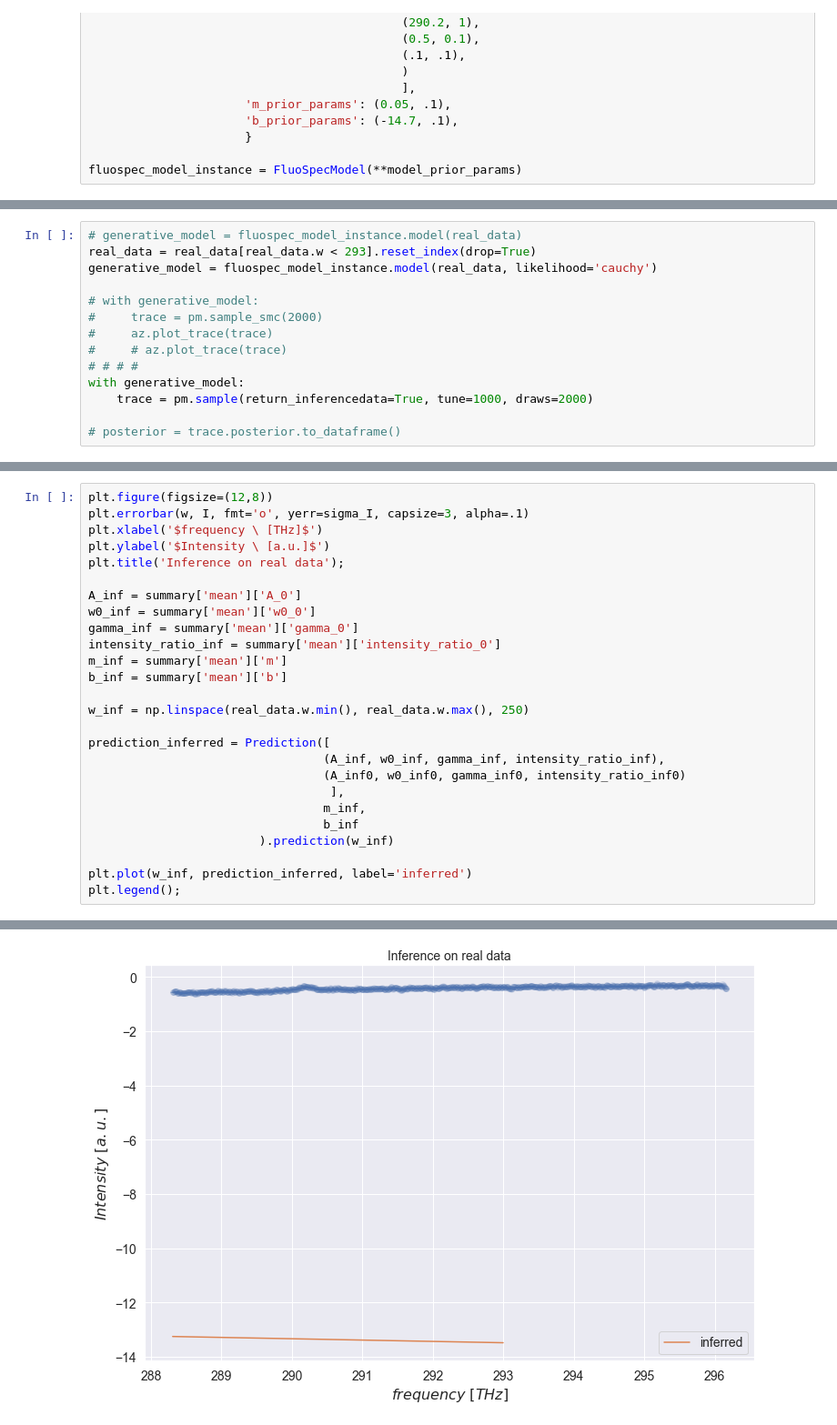
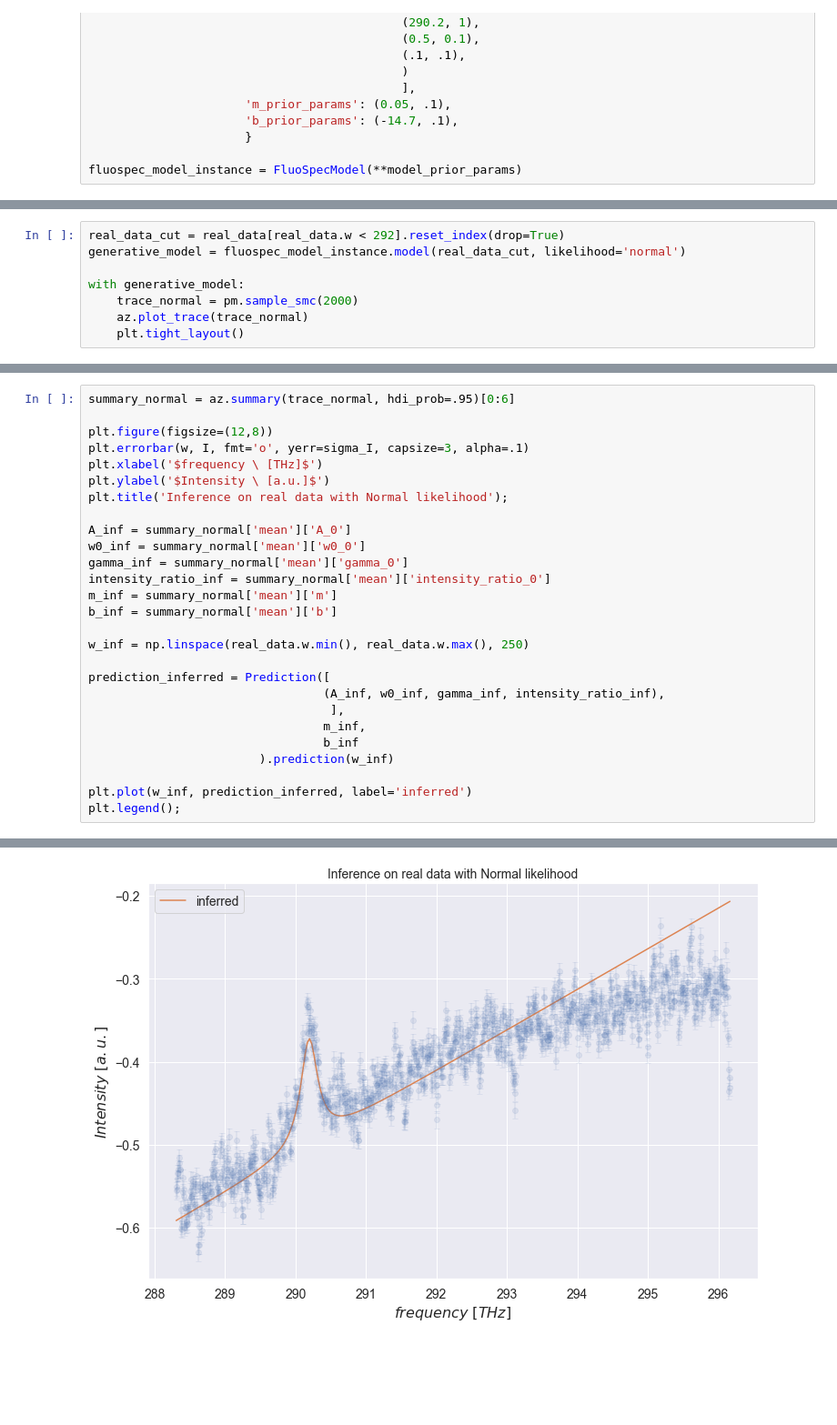
Before and after one commit to phys201/FluorescenceSpectroscopy, a Jupyter notebook: documentation.ipynb, the cells around one changed output, grey strips where cells are left out. Shown at 91% size. Saved outputs shown, nothing was run; the diff lists cells and outputs as text; blank space fills up the shorter version.

Commit message:
some model.py cleanup, polish documentation.ipynb

```diff
--- a/documentation.ipynb
+++ b/documentation.ipynb
@@ -304,15 +284,9 @@ fluospec_model_instance = FluoSpecModel(**model_prior_params)
 # %%
-# generative_model = fluospec_model_instance.model(real_data)
-real_data = real_data[real_data.w < 293].reset_index(drop=True)
-generative_model = fluospec_model_instance.model(real_data, likelihood='cauchy')
+real_data_cut = real_data[real_data.w < 292].reset_index(drop=True)
+generative_model = fluospec_model_instance.model(real_data_cut, likelihood='normal')
 
-# with generative_model:
-#     trace = pm.sample_smc(2000)
-#     az.plot_trace(trace)
-#     # az.plot_trace(trace)
-# # # #
 with generative_model:
-    trace = pm.sample(return_inferencedata=True, tune=1000, draws=2000)
-
-# posterior = trace.posterior.to_dataframe()
+    trace_normal = pm.sample_smc(2000)
+    az.plot_trace(trace_normal)
+    plt.tight_layout()
 # %% [output]
@@ -355,22 +311,23 @@ summary
 # %%
+summary_normal = az.summary(trace_normal, hdi_prob=.95)[0:6]
+
 plt.figure(figsize=(12,8))
 plt.errorbar(w, I, fmt='o', yerr=sigma_I, capsize=3, alpha=.1)
 plt.xlabel('$frequency \ [THz]$')
 plt.ylabel('$Intensity \ [a.u.]$')
-plt.title('Inference on real data');
+plt.title('Inference on real data with Normal likelihood');
 
-A_inf = summary['mean']['A_0']
-w0_inf = summary['mean']['w0_0']
-gamma_inf = summary['mean']['gamma_0']
-intensity_ratio_inf = summary['mean']['intensity_ratio_0']
-m_inf = summary['mean']['m']
-b_inf = summary['mean']['b']
+A_inf = summary_normal['mean']['A_0']
+w0_inf = summary_normal['mean']['w0_0']
+gamma_inf = summary_normal['mean']['gamma_0']
+intensity_ratio_inf = summary_normal['mean']['intensity_ratio_0']
+m_inf = summary_normal['mean']['m']
+b_inf = summary_normal['mean']['b']
 
 w_inf = np.linspace(real_data.w.min(), real_data.w.max(), 250)
 
 prediction_inferred = Prediction([
                                  (A_inf, w0_inf, gamma_inf, intensity_ratio_inf),
-                                 (A_inf0, w0_inf0, gamma_inf0, intensity_ratio_inf0)
                                   ],
                                  m_inf,
                                  b_inf
@@ -383 +340 @@ plt.legend();
-[figure, old version]
+[figure, new version]
```
Also changed, not shown: parts of 24 cells of this notebook, 1 other file.
